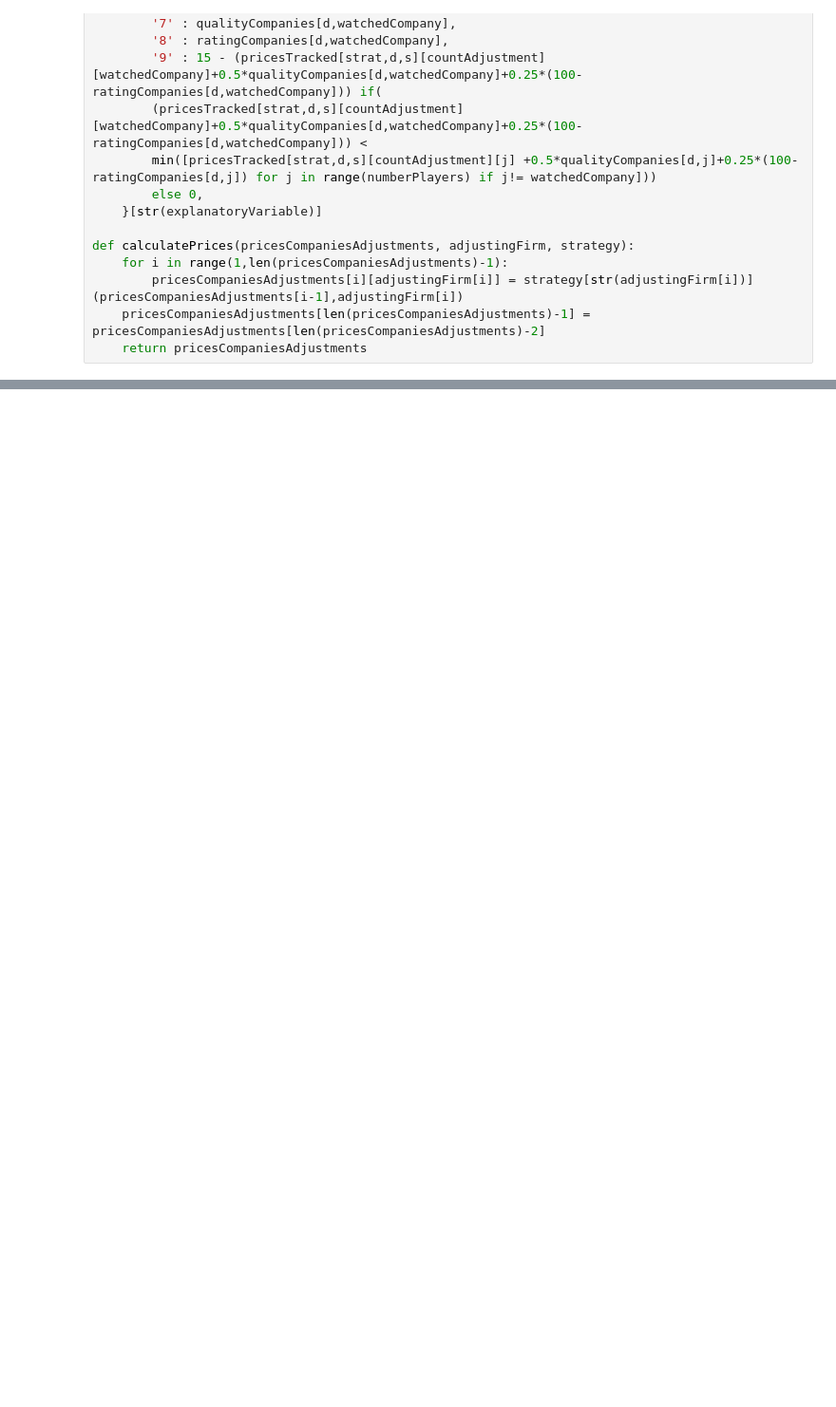
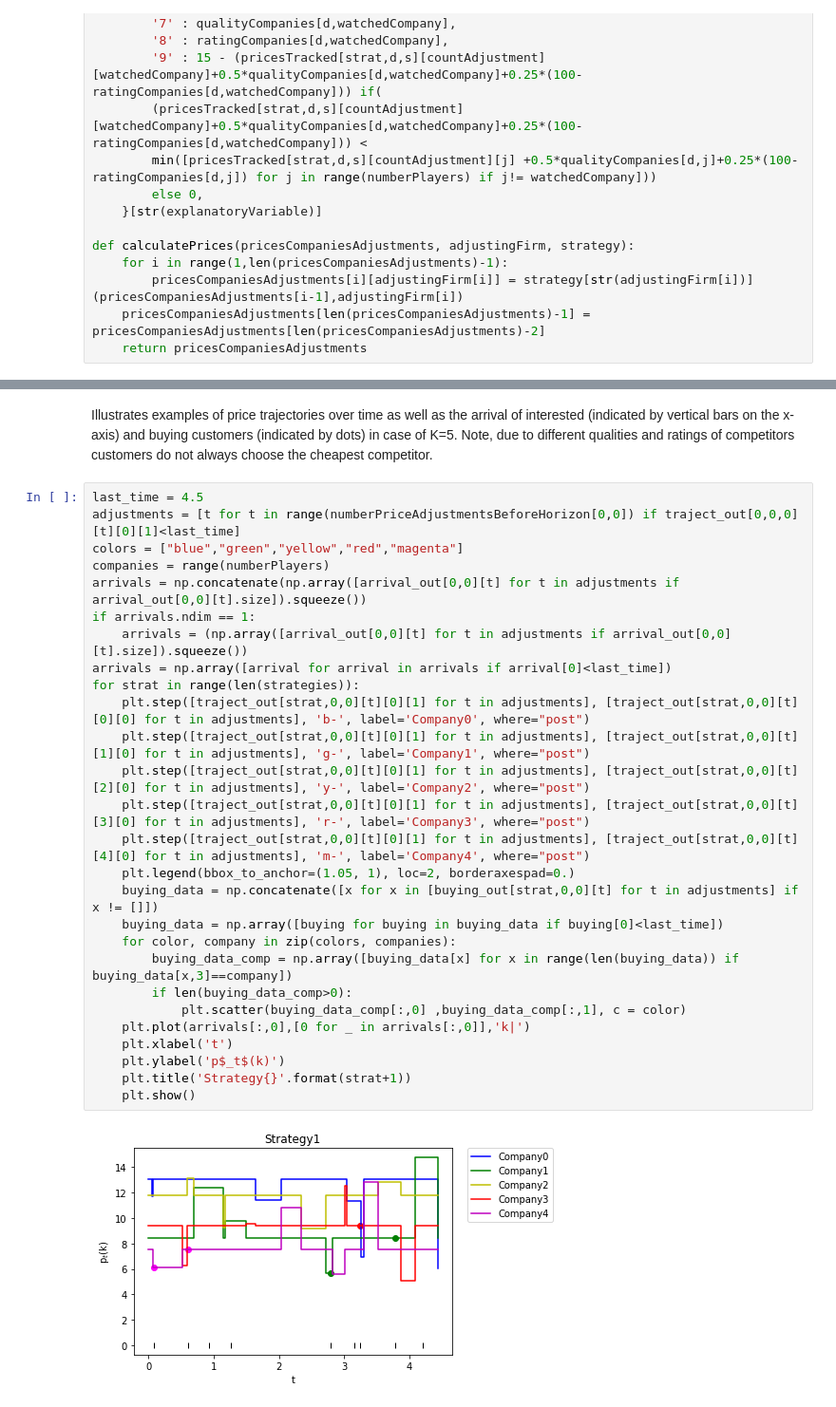
Before and after one commit to hpi-epic/pricing_competition_simulation, a Jupyter notebook: market_simulation.ipynb, the cells around one changed output, grey strips where cells are left out. Shown at 95% size. Cells and saved outputs as stored; diff of their text form; blank space fills up the shorter version.

Commit message:
Add graph for plotting price trajectories.

```diff
--- a/market_simulation.ipynb
+++ b/market_simulation.ipynb
@@ -207,3 +184,35 @@ for strat in range(len(strategies)):
                         line.append(explanatoryVariables(d, s, k, w, strat))
                     line.append(salesBetweenAdjustments[strat,d,s][w])
                     writer.writerow(line)
+# %% [markdown]
+Illustrates examples of price trajectories over time as well as the arrival of interested (indicated by vertical bars on the x-axis) and buying customers (indicated by dots) in case of K=5.
+Note, due to different qualities and ratings of competitors customers do not always choose the cheapest competitor.
+# %%
+last_time = 4.5
+adjustments = [t for t in range(numberPriceAdjustmentsBeforeHorizon[0,0]) if traject_out[0,0,0][t][0][1]<last_time]
+colors = ["blue","green","yellow","red","magenta"]
+companies = range(numberPlayers)
+arrivals = np.concatenate(np.array([arrival_out[0,0][t] for t in adjustments if arrival_out[0,0][t].size]).squeeze())
+if arrivals.ndim == 1:
+    arrivals = (np.array([arrival_out[0,0][t] for t in adjustments if arrival_out[0,0][t].size]).squeeze())
+arrivals = np.array([arrival for arrival in arrivals if arrival[0]<last_time])
+for strat in range(len(strategies)):
+    plt.step([traject_out[strat,0,0][t][0][1] for t in adjustments], [traject_out[strat,0,0][t][0][0] for t in adjustments], 'b-', label='Company0', where="post")
+    plt.step([traject_out[strat,0,0][t][0][1] for t in adjustments], [traject_out[strat,0,0][t][1][0] for t in adjustments], 'g-', label='Company1', where="post")
+    plt.step([traject_out[strat,0,0][t][0][1] for t in adjustments], [traject_out[strat,0,0][t][2][0] for t in adjustments], 'y-', label='Company2', where="post")
+    plt.step([traject_out[strat,0,0][t][0][1] for t in adjustments], [traject_out[strat,0,0][t][3][0] for t in adjustments], 'r-', label='Company3', where="post")
+    plt.step([traject_out[strat,0,0][t][0][1] for t in adjustments], [traject_out[strat,0,0][t][4][0] for t in adjustments], 'm-', label='Company4', where="post")
+    plt.legend(bbox_to_anchor=(1.05, 1), loc=2, borderaxespad=0.)
+    buying_data = np.concatenate([x for x in [buying_out[strat,0,0][t] for t in adjustments] if x != []])
+    buying_data = np.array([buying for buying in buying_data if buying[0]<last_time])
+    for color, company in zip(colors, companies):
+        buying_data_comp = np.array([buying_data[x] for x in range(len(buying_data)) if buying_data[x,3]==company])
+        if len(buying_data_comp>0):
+            plt.scatter(buying_data_comp[:,0] ,buying_data_comp[:,1], c = color)
+    plt.plot(arrivals[:,0],[0 for _ in arrivals[:,0]],'k|')
+    plt.xlabel('t')
+    plt.ylabel('p$_t$(k)')
+    plt.title('Strategy{}'.format(strat+1))
+    plt.show()
+# %% [output]
+[figure, added]
```
Also changed, not shown: parts of 4 cells of this notebook, 1 other file.
